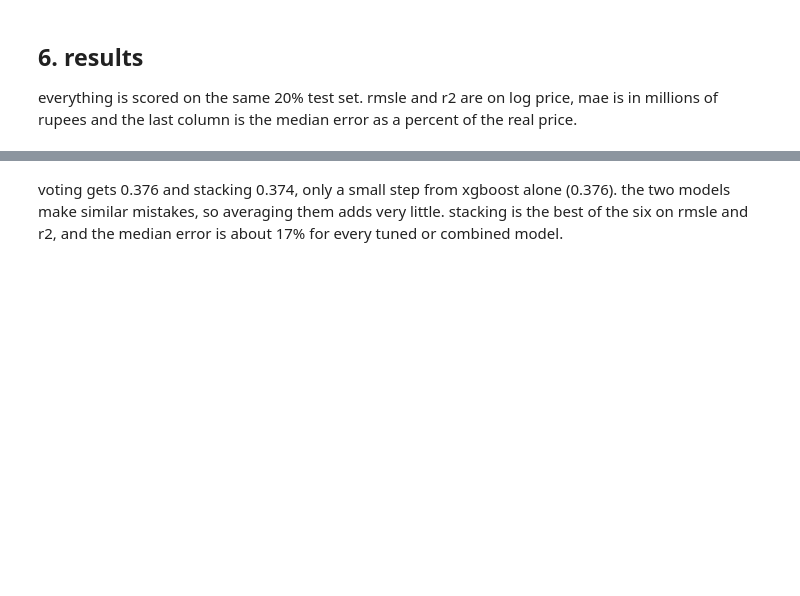
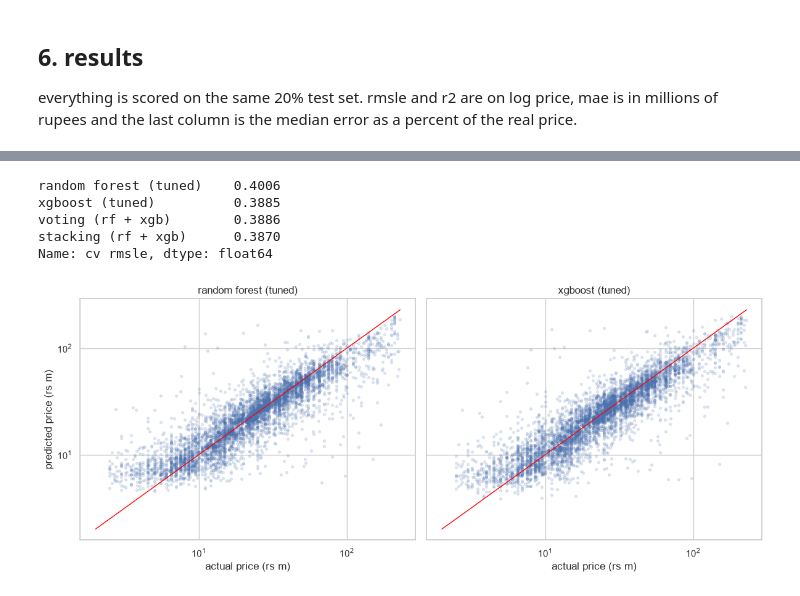
Before and after one commit to dsameendra/lk-ensemble-lab, a Jupyter notebook: notebooks/modelling.ipynb, the cells around one changed output, grey strips where cells are left out. Drawn from its saved outputs; the diff is of its cells as text; code cells hidden in the pictures; blank space fills up the shorter version.

```diff
--- a/notebooks/modelling.ipynb
+++ b/notebooks/modelling.ipynb
@@ -46,0 +55,14 @@ rows left for training and testing: 27722
+# %%
+features = ['bedrooms', 'bathrooms', 'house_size_sqft', 'land_size_perches', 'posted_month',
+            'is_verified', 'location', 'district', 'membership_level', 'is_member']
+
+# save the held out listing for inference (features and the real price)
+sample = holdout[features].iloc[0].to_dict()
+sample = {k: (None if pd.isna(v) else (v.item() if hasattr(v, 'item') else v)) for k, v in sample.items()}
+with open('../model/holdout_sample.json', 'w') as f:
+    json.dump({'features': sample, 'actual_price': float(holdout['price'].iloc[0])}, f, indent=2)
+
+X = df[features]
+y = df['price']
+X_train, X_test, y_train, y_test = train_test_split(X, y, test_size=0.2, random_state=SEED)
+print(X_train.shape, X_test.shape)
@@ -274,2 +268,27 @@ results
-# %% [markdown]
-voting gets 0.376 and stacking 0.374, only a small step from xgboost alone (0.376). the two models make similar mistakes, so averaging them adds very little. stacking is the best of the six on rmsle and r2, and the median error is about 17% for every tuned or combined model.
+# %%
+# cross validated rmsle on the training set (the test set is not used for choosing the model)
+cv_scores = {name: -cross_val_score(models[name], X_train, y_train, cv=kf, scoring=score).mean()
+             for name in ['random forest (tuned)', 'xgboost (tuned)', 'voting (rf + xgb)', 'stacking (rf + xgb)']}
+cv_table = pd.Series(cv_scores, name='cv rmsle').round(4)
+cv_table
+# %% [output]
+random forest (tuned)    0.4006
+xgboost (tuned)          0.3885
+voting (rf + xgb)        0.3886
+stacking (rf + xgb)      0.3870
+Name: cv rmsle, dtype: float64
+# %%
+fig, ax = plt.subplots(1, 2, figsize=(12, 5), sharey=True)
+for a, name in zip(ax, ['random forest (tuned)', 'xgboost (tuned)']):
+    pred = models[name].predict(X_test)
+    a.scatter(y_test / 1e6, pred / 1e6, alpha=.15, s=8)
+    a.plot([2, 230], [2, 230], color='red', linewidth=1)
+    a.set_xscale('log')
+    a.set_yscale('log')
+    a.set_title(name)
+    a.set_xlabel('actual price (rs m)')
+ax[0].set_ylabel('predicted price (rs m)')
+plt.tight_layout()
+plt.show()
+# %% [output]
+[figure, added]
```
Also changed, not shown: parts of 26 cells of this notebook.
